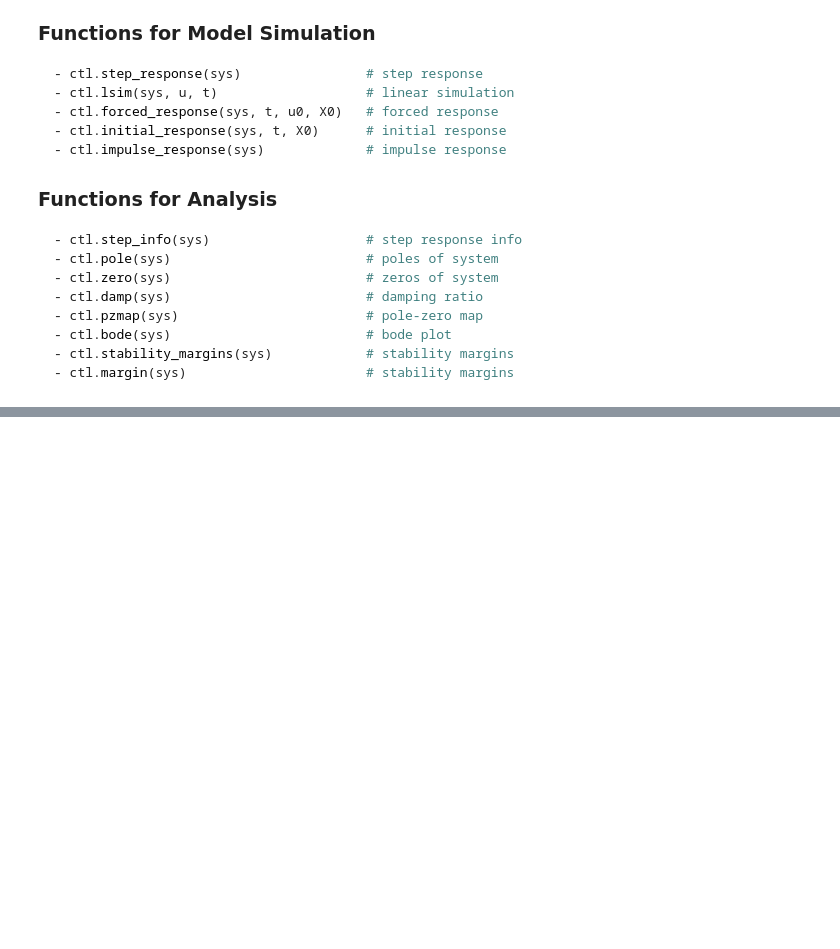
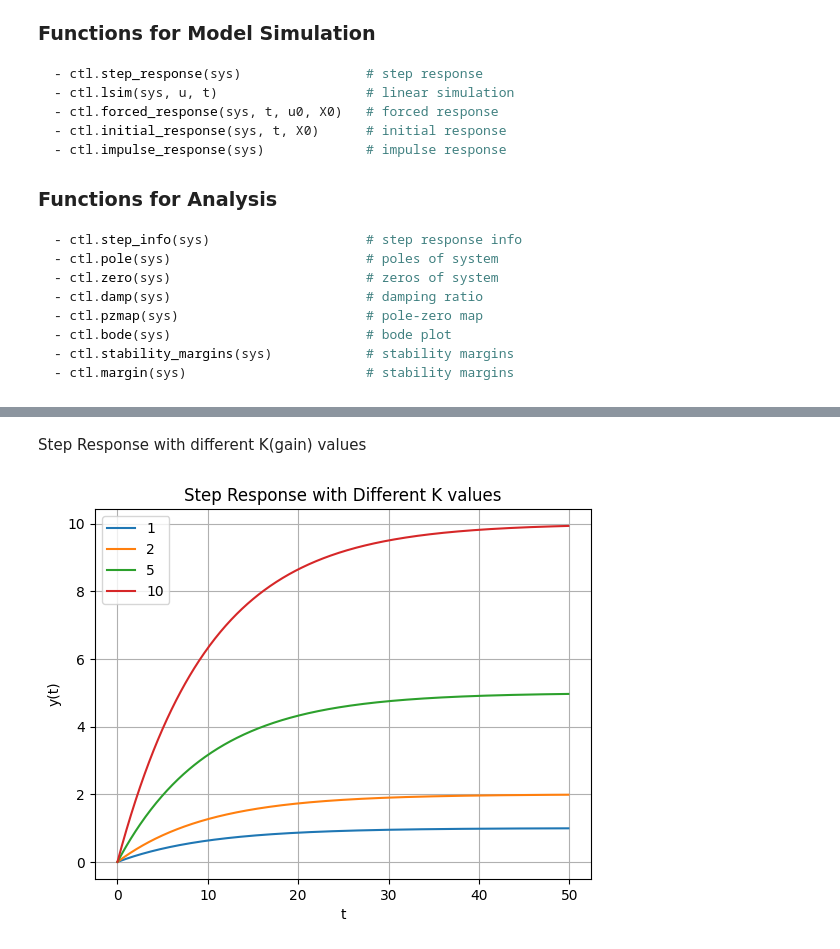
Before and after one commit to bharadwaj-chukkala/controls_python, a Jupyter notebook: Transfer_functions.ipynb, the cells around one changed output, grey strips where cells are left out. Saved outputs shown, nothing was run; the diff lists cells and outputs as text; code cells hidden in the pictures; blank space fills up the shorter version.

```diff
--- a/Transfer_functions.ipynb
+++ b/Transfer_functions.ipynb
@@ -139,0 +190,30 @@ dt: None
+# %% [markdown]
+Step Response with different K(gain) values
+# %%
+import control as ctl
+import numpy as np
+
+K_array = [1, 2, 5, 10]
+T = 10
+t = np.arange(0, 50, 0.1)
+
+for K in K_array:
+    num = np.array([K])
+    den = np.array([T, 1])
+
+    H = ctl.tf(num, den)
+
+    # step response
+    t,y = ctl.step_response(H, t)
+
+    # Plot
+    plt.plot(t,y)
+
+plt.title("Step Response with Different K values")
+plt.xlabel("t")
+plt.ylabel("y(t)")
+plt.legend(K_array)
+plt.grid()
+plt.show()
+# %% [output]
+[figure, added]
```
Also changed, not shown: parts of 12 cells of this notebook.
